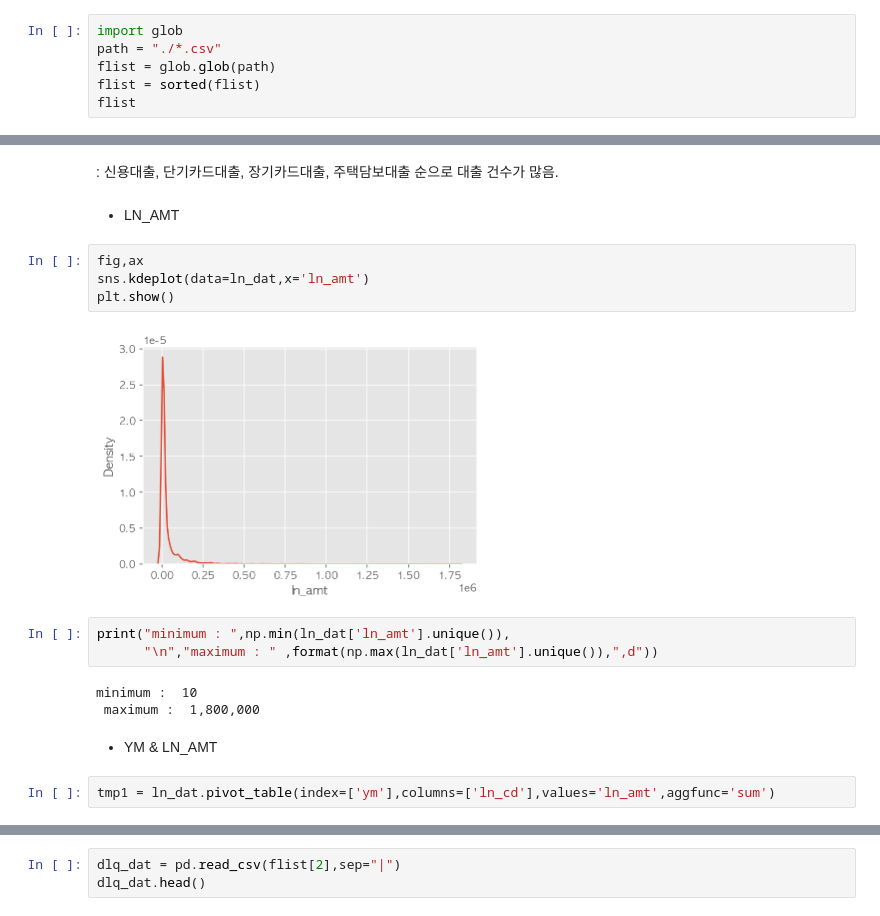
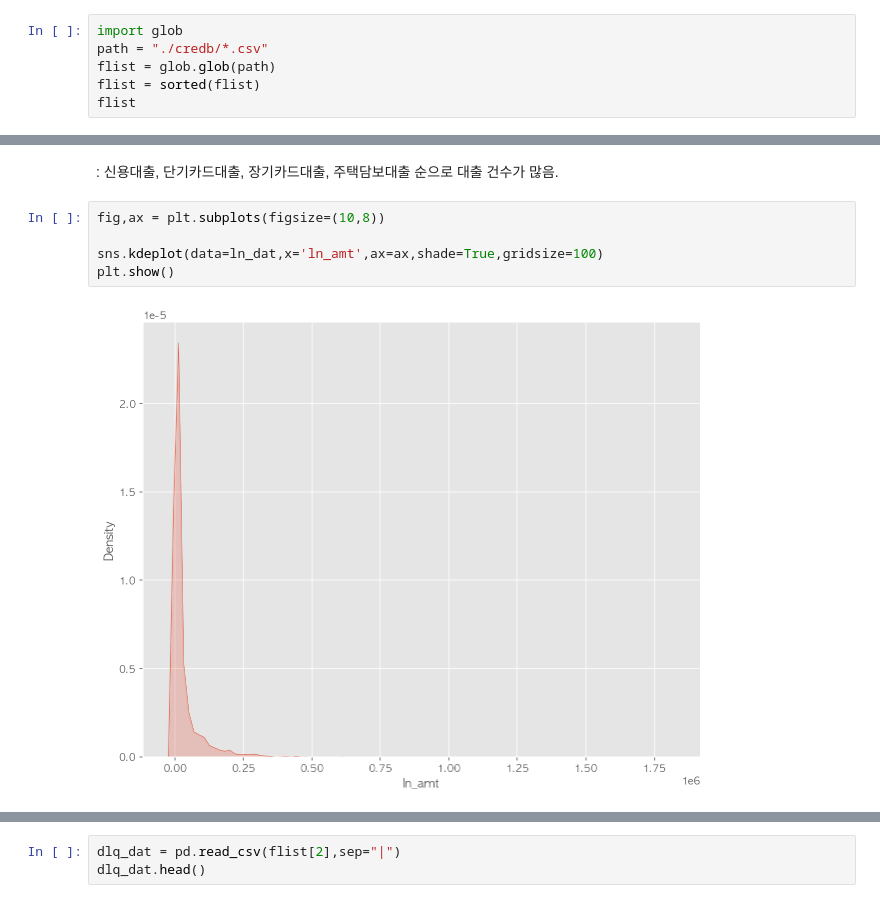
Before and after one commit to HyangGonJin/credb, a Jupyter notebook: [credb]Part1_preprocessing.ipynb, the cells around one changed output, grey strips where cells are left out. Cells and saved outputs as stored; diff of their text form.

Commit message:
Part 1. Data Preprocessing & Cleaning

```diff
--- a/[credb]Part1_preprocessing.ipynb
+++ b/[credb]Part1_preprocessing.ipynb
@@ -32,6 +42,6 @@ os.chdir("../../data/credb")
 # %%
 import glob
-path = "./*.csv"
+path = "./credb/*.csv"
 flist = glob.glob(path)
 flist = sorted(flist)
 flist
@@ -242,21 +256,10 @@ plt.show()
 [figure]
 # %% [markdown]
 : 신용대출, 단기카드대출, 장기카드대출, 주택담보대출 순으로 대출 건수가 많음.
-# %% [markdown]
-* LN_AMT
 # %%
-fig,ax
-sns.kdeplot(data=ln_dat,x='ln_amt')
+fig,ax = plt.subplots(figsize=(10,8))
+
+sns.kdeplot(data=ln_dat,x='ln_amt',ax=ax,shade=True,gridsize=100)
 plt.show()
 # %% [output]
-[figure, old version]
+[figure, new version]
-# %%
-print("minimum : ",np.min(ln_dat['ln_amt'].unique()),
-      "\n","maximum : " ,format(np.max(ln_dat['ln_amt'].unique()),",d"))
-# %% [output]
-minimum :  10
- maximum :  1,800,000
-# %% [markdown]
-* YM & LN_AMT
-# %%
-tmp1 = ln_dat.pivot_table(index=['ym'],columns=['ln_cd'],values='ln_amt',aggfunc='sum')
```
Also changed, not shown: parts of 72 cells of this notebook.
